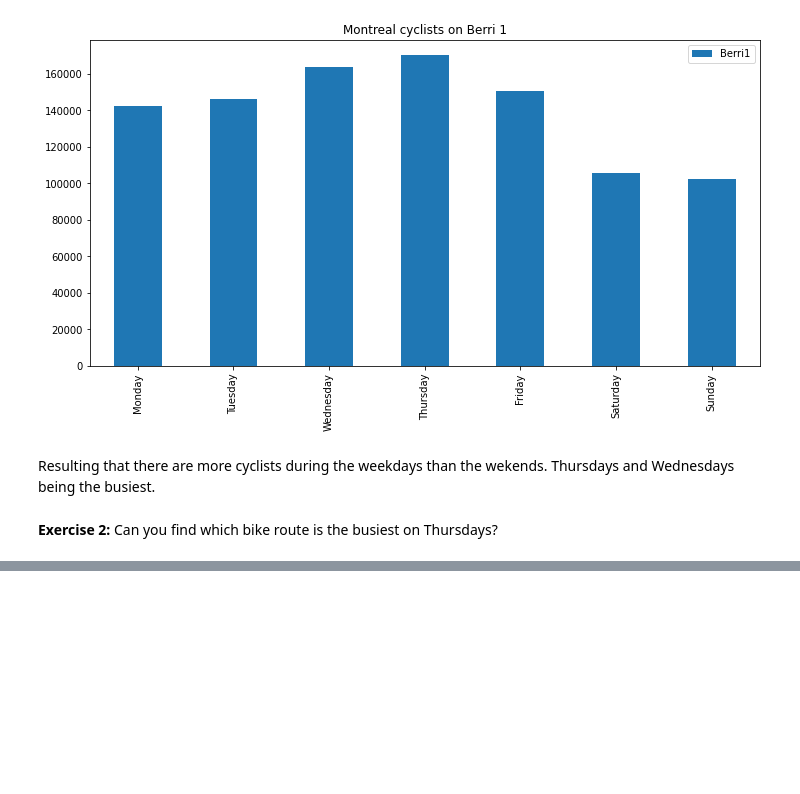
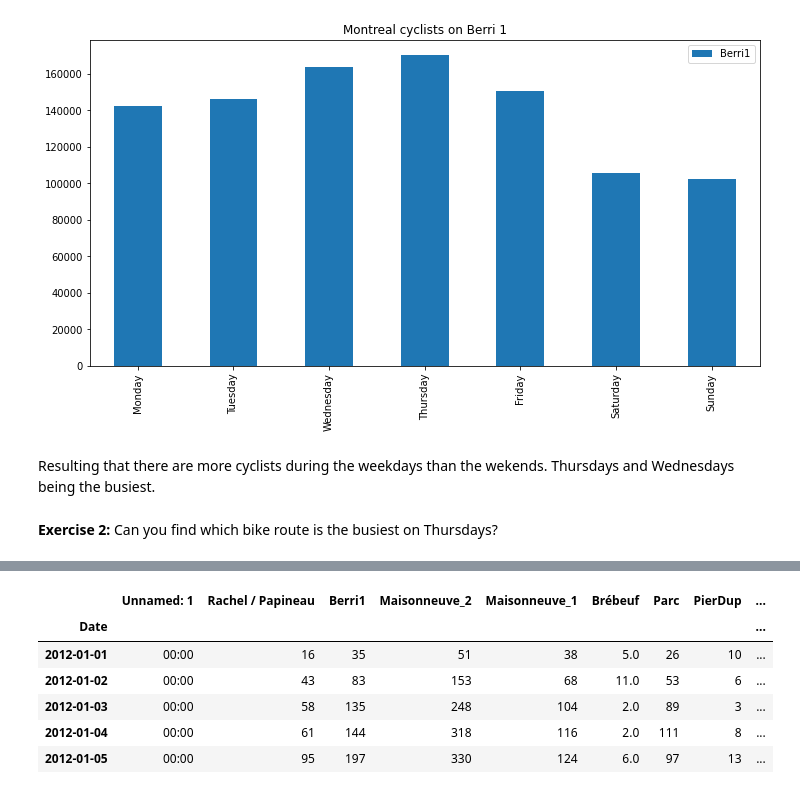
Before and after one commit to clizarraga-UAD7/Notebooks, a Jupyter notebook: PandasIntro.ipynb, the cells around one changed output, grey strips where cells are left out. Cells and saved outputs as stored; diff of their text form; code cells hidden in the pictures; blank space fills up the shorter version.

```diff
--- a/PandasIntro.ipynb
+++ b/PandasIntro.ipynb
@@ -532,0 +580,10 @@ Resulting that there are more cyclists during the weekdays than the wekends. Thu
+# %%
+bikes.head()
+# %% [output]
+|  | Unnamed: 1 | Rachel / Papineau | Berri1 | Maisonneuve_2 | Maisonneuve_1 | Brébeuf | Parc | PierDup | ... |
+| Date |  |  |  |  |  |  |  |  | ... |
+| 2012-01-01 | 00:00 | 16 | 35 | 51 | 38 | 5.0 | 26 | 10 | ... |
+| 2012-01-02 | 00:00 | 43 | 83 | 153 | 68 | 11.0 | 53 | 6 | ... |
+| 2012-01-03 | 00:00 | 58 | 135 | 248 | 104 | 2.0 | 89 | 3 | ... |
+| 2012-01-04 | 00:00 | 61 | 144 | 318 | 116 | 2.0 | 111 | 8 | ... |
+| 2012-01-05 | 00:00 | 95 | 197 | 330 | 124 | 6.0 | 97 | 13 | ... |
```
Also changed, not shown: parts of 38 cells of this notebook.
